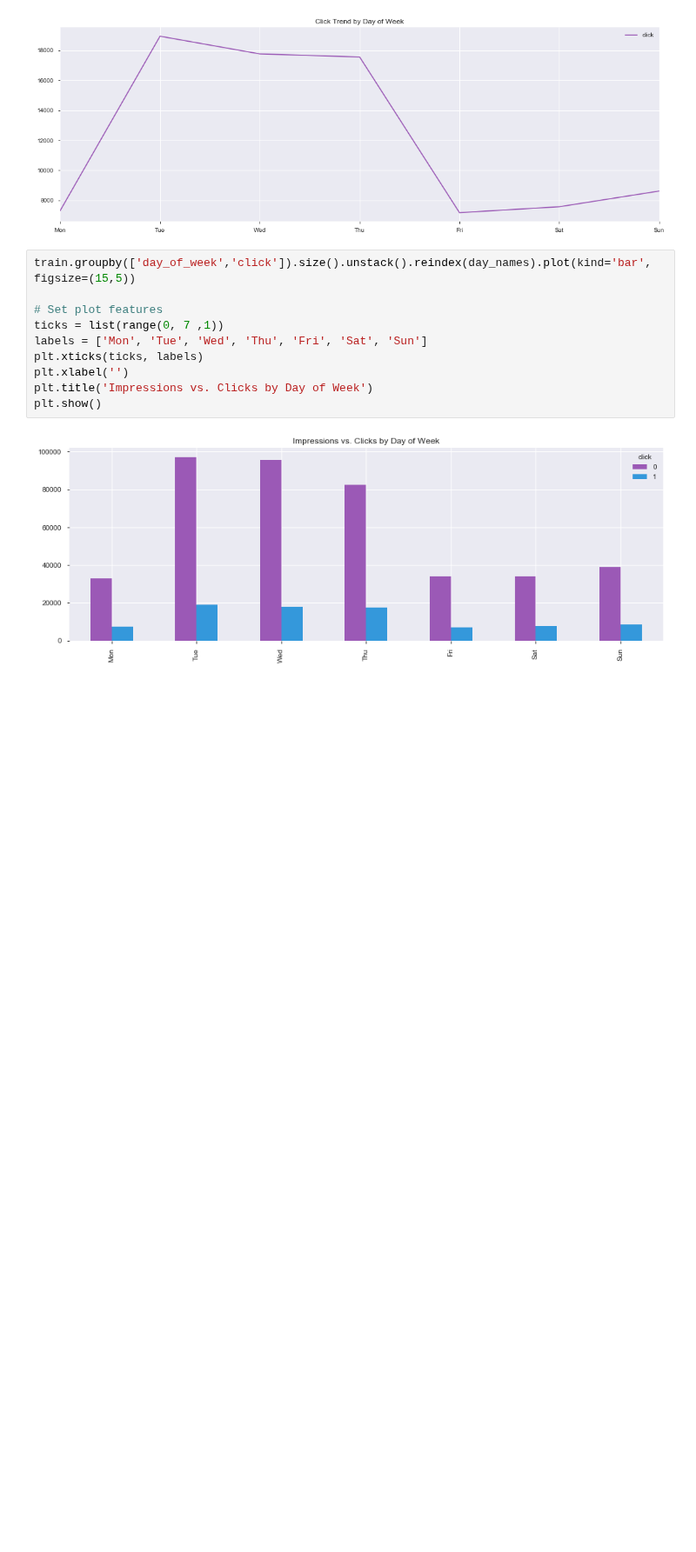
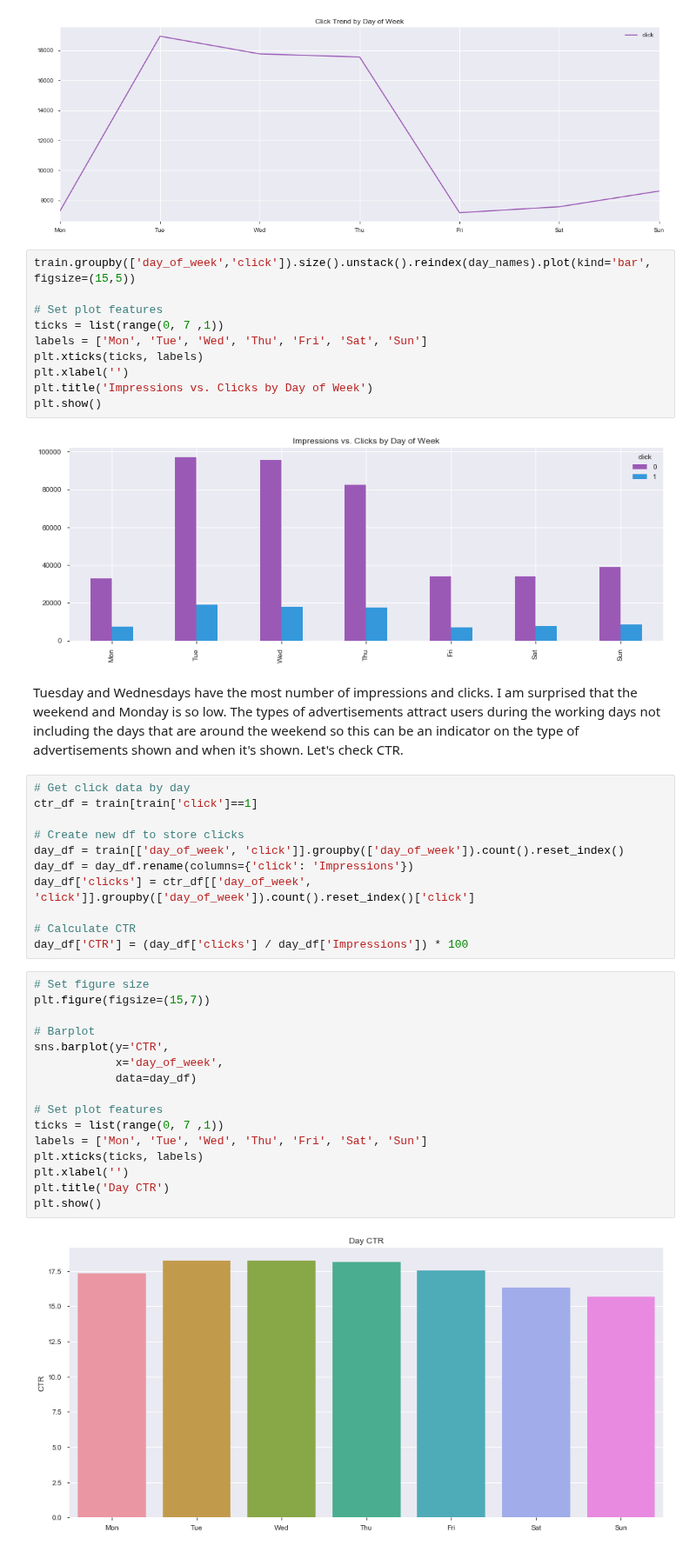
Before and after one commit to davidtnly/MachineLearning, a Jupyter notebook: 37-click-through-rate-prediction.ipynb, the cells around one changed output. Shown at 87% size. Drawn from its saved outputs; the diff is of its cells as text; blank space fills up the shorter version.

Commit message:
more plotting

```diff
--- a/37-click-through-rate-prediction.ipynb
+++ b/37-click-through-rate-prediction.ipynb
@@ -699,3 +699,34 @@ plt.title('Impressions vs. Clicks by Day of Week')
 plt.show()
 # %% [output]
 [figure]
+# %% [markdown]
+Tuesday and Wednesdays have the most number of impressions and clicks. I am surprised that the weekend and Monday is so low. The types of advertisements attract users during the working days not including the days that are around the weekend so this can be an indicator on the type of advertisements shown and when it's shown. Let's check CTR.
+# %%
+# Get click data by day
+ctr_df = train[train['click']==1]
+
+# Create new df to store clicks
+day_df = train[['day_of_week', 'click']].groupby(['day_of_week']).count().reset_index()
+day_df = day_df.rename(columns={'click': 'Impressions'})
+day_df['clicks'] = ctr_df[['day_of_week', 'click']].groupby(['day_of_week']).count().reset_index()['click']
+
+# Calculate CTR
+day_df['CTR'] = (day_df['clicks'] / day_df['Impressions']) * 100
+# %%
+# Set figure size
+plt.figure(figsize=(15,7))
+
+# Barplot
+sns.barplot(y='CTR',
+            x='day_of_week',
+            data=day_df)
+
+# Set plot features
+ticks = list(range(0, 7 ,1))
+labels = ['Mon', 'Tue', 'Wed', 'Thu', 'Fri', 'Sat', 'Sun']
+plt.xticks(ticks, labels)
+plt.xlabel('')
+plt.title('Day CTR')
+plt.show()
+# %% [output]
+[figure, added]
```
Also changed, not shown: parts of 50 cells of this notebook.
